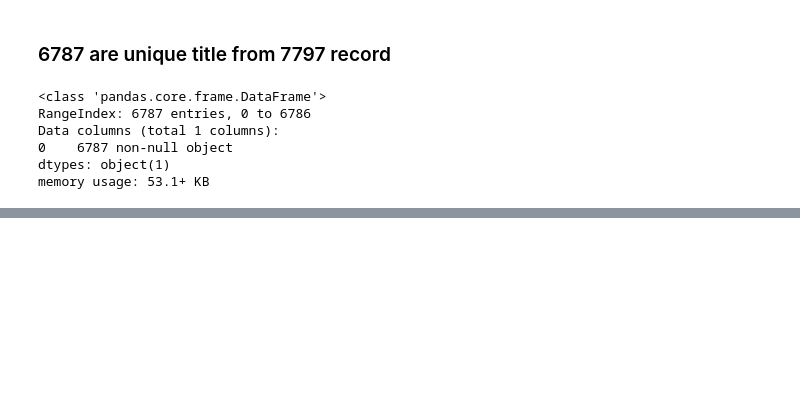
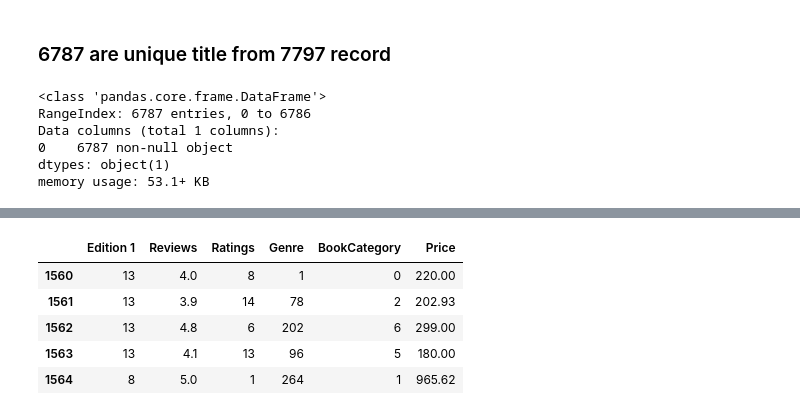
Before and after one commit to mmaithani/Predicting-price-of-books, a Jupyter notebook: prediction.ipynb, the cells around one changed output, grey strips where cells are left out. Cells and saved outputs as stored; diff of their text form; code cells hidden in the pictures; blank space fills up the shorter version.

```diff
--- a/prediction.ipynb
+++ b/prediction.ipynb
@@ -125,0 +186,9 @@ memory usage: 53.1+ KB
+# %%
+train_data.head()
+# %% [output]
+|  | Edition 1 | Reviews | Ratings | Genre | BookCategory | Price |
+| 1560 | 13 | 4.0 | 8 | 1 | 0 | 220.00 |
+| 1561 | 13 | 3.9 | 14 | 78 | 2 | 202.93 |
+| 1562 | 13 | 4.8 | 6 | 202 | 6 | 299.00 |
+| 1563 | 13 | 4.1 | 13 | 96 | 5 | 180.00 |
+| 1564 | 8 | 5.0 | 1 | 264 | 1 | 965.62 |
```
Also changed, not shown: parts of 16 cells of this notebook.
